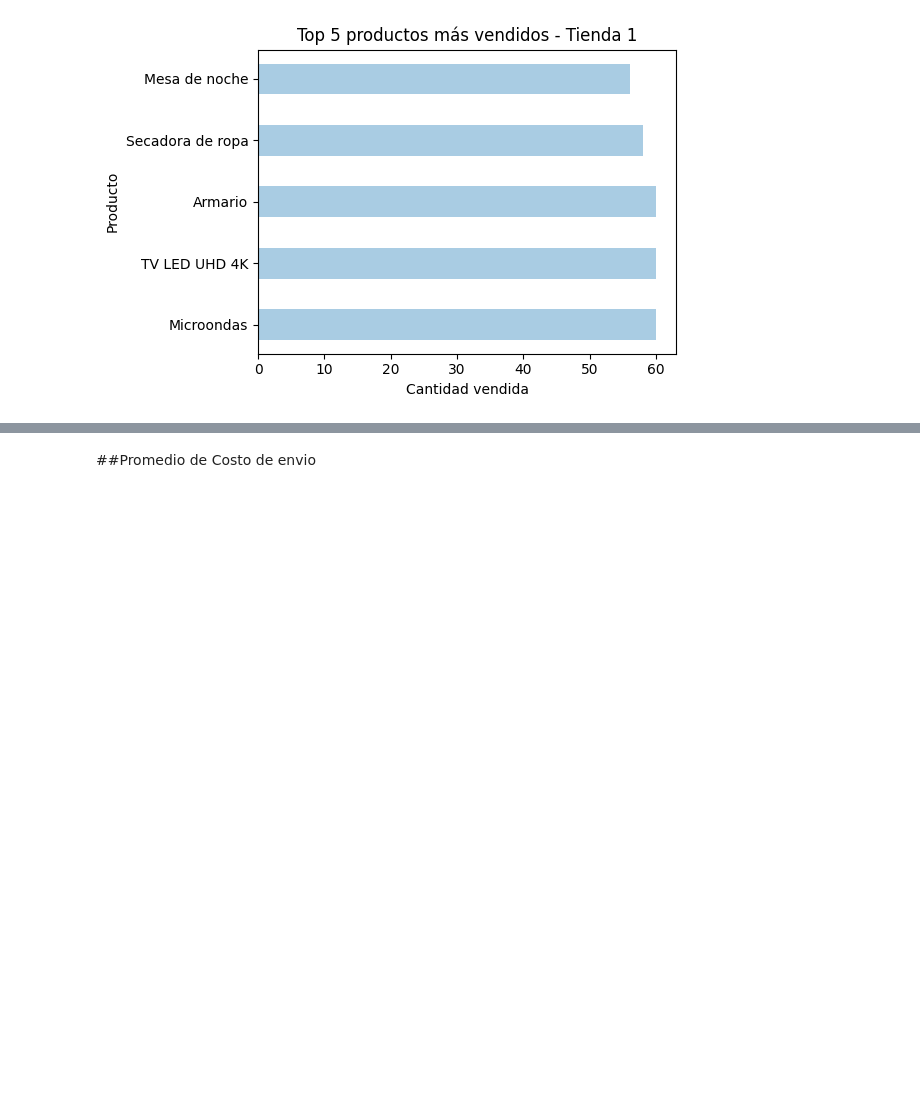
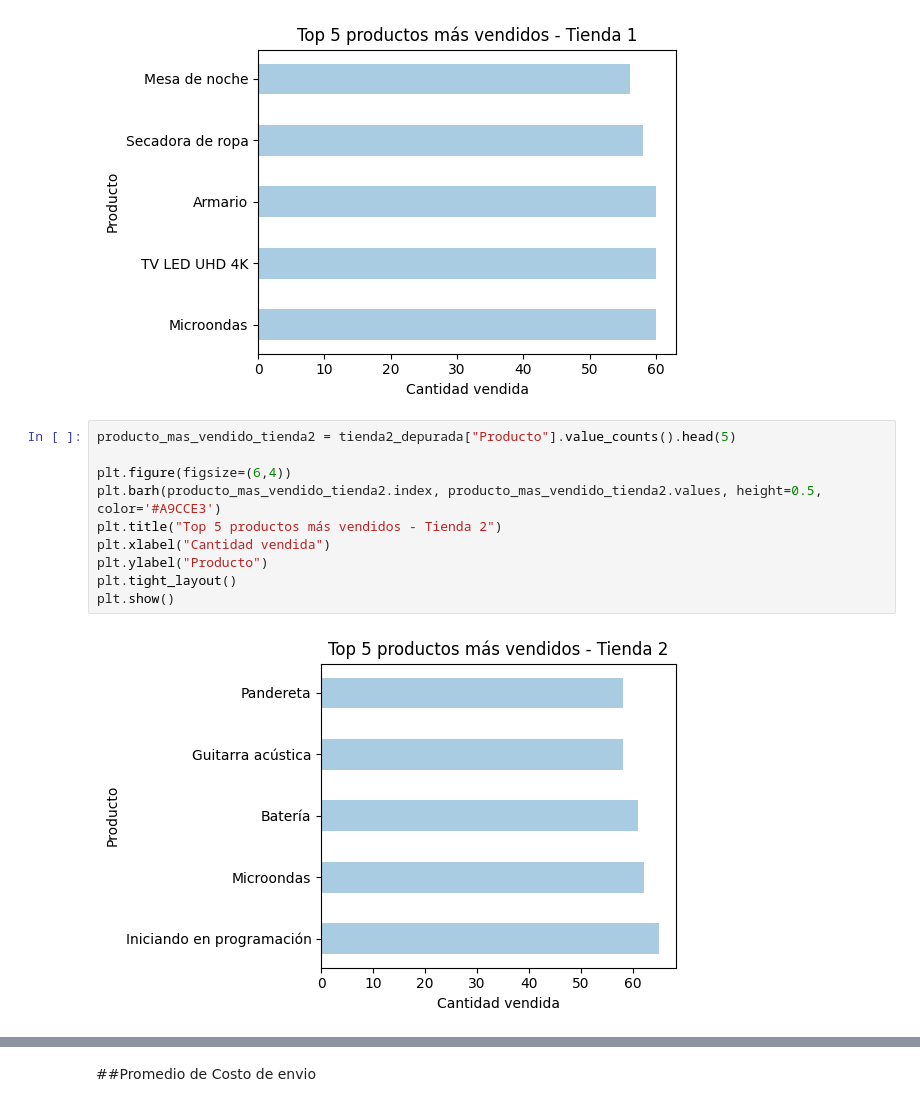
Before and after one commit to daNizaparedesdenis-arch/ChallengeAluraStoreG9, a Jupyter notebook: AluraStoreLatam.ipynb, the cells around one changed output, grey strips where cells are left out. Drawn from its saved outputs; the diff is of its cells as text; blank space fills up the shorter version.

```diff
--- a/AluraStoreLatam.ipynb
+++ b/AluraStoreLatam.ipynb
@@ -440,3 +518,15 @@ plt.tight_layout()
 plt.show()
 # %% [output]
 [figure]
+# %%
+producto_mas_vendido_tienda2 = tienda2_depurada["Producto"].value_counts().head(5)
+
+plt.figure(figsize=(6,4))
+plt.barh(producto_mas_vendido_tienda2.index, producto_mas_vendido_tienda2.values, height=0.5, color='#A9CCE3')
+plt.title("Top 5 productos más vendidos - Tienda 2")
+plt.xlabel("Cantidad vendida")
+plt.ylabel("Producto")
+plt.tight_layout()
+plt.show()
+# %% [output]
+[figure, added]
```
Also changed, not shown: parts of 47 cells of this notebook.
